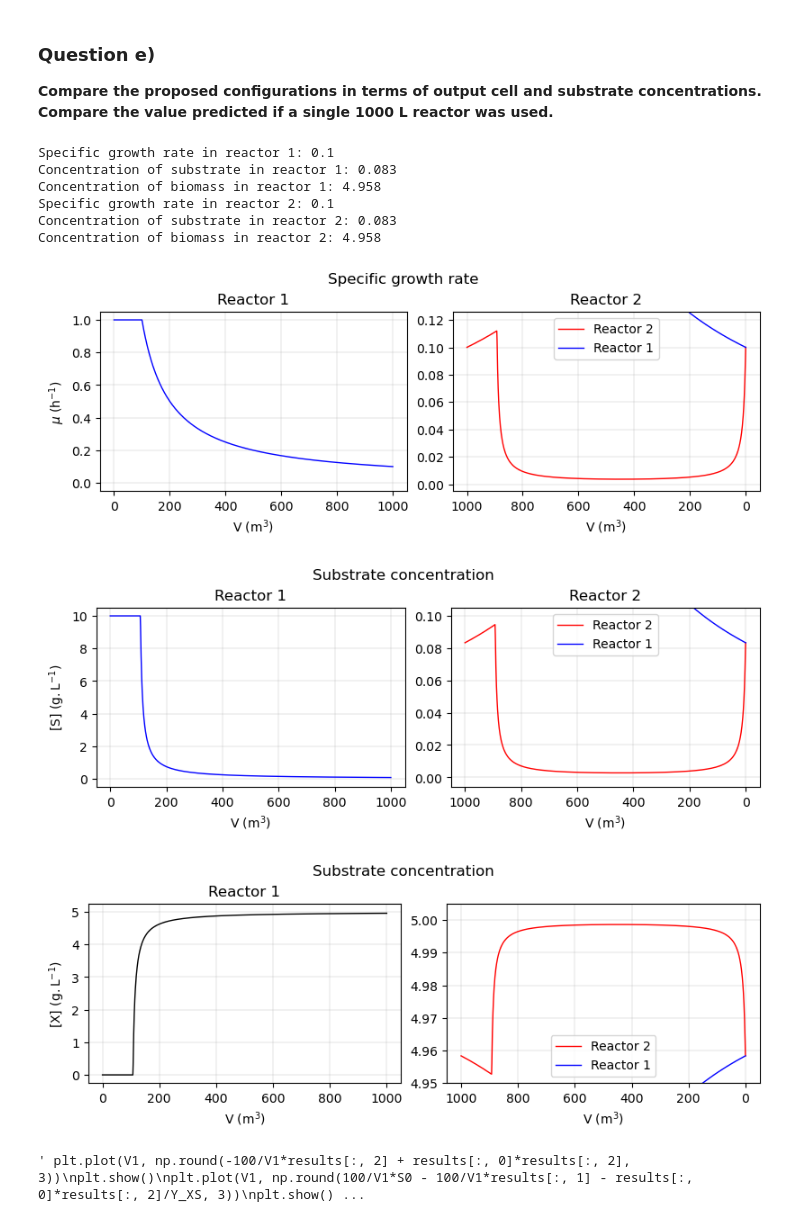
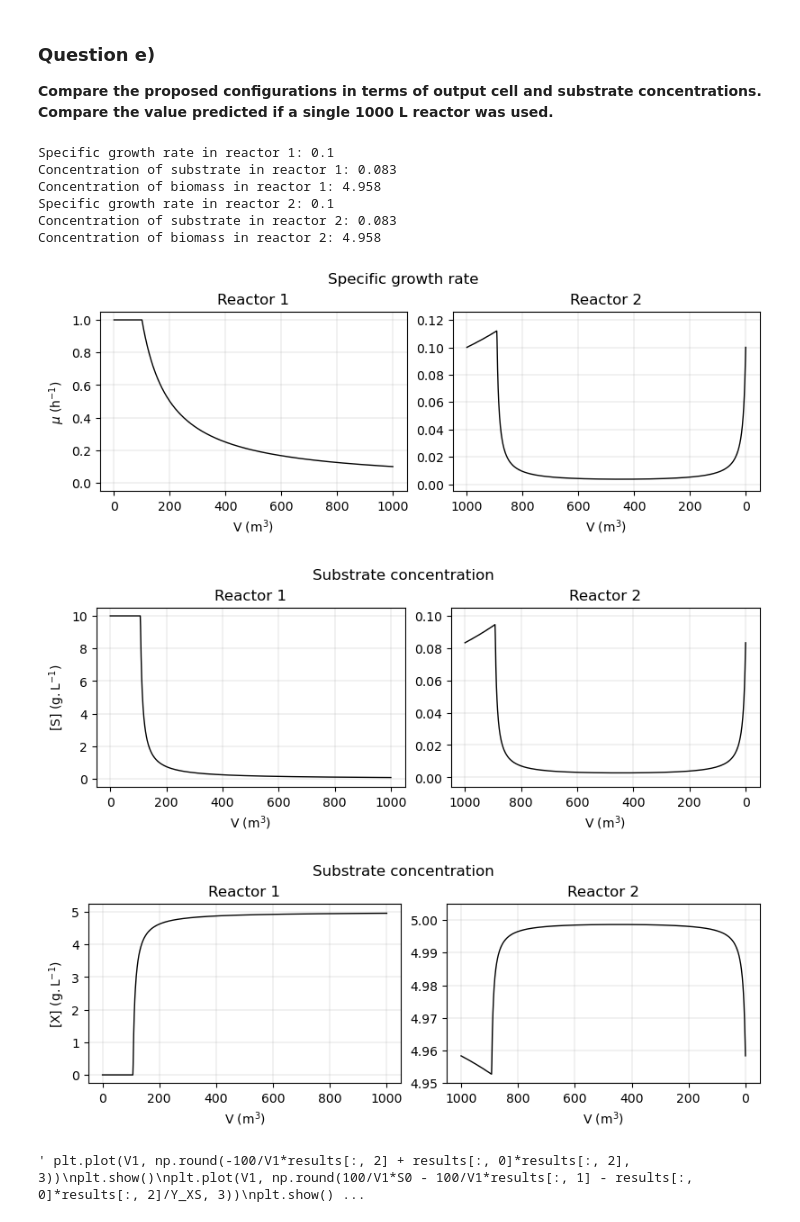
Before and after one commit to jonathanrsr/biochemical, a Jupyter notebook: Projects/3. Design of fed-batch bioreactors/Exercise 3.ipynb, the cells around one changed output. Drawn from its saved outputs; the diff is of its cells as text; code cells hidden in the pictures.

Commit message:
Added images

```diff
--- a/Projects/3. Design of fed-batch bioreactors/Exercise 3.ipynb
+++ b/Projects/3. Design of fed-batch bioreactors/Exercise 3.ipynb
@@ -258,16 +258,14 @@ for i in range(len(V1)):
 
 fig, axs = plt.subplots(ncols = 2)
 # Plot the first figure on the left
-axs[0].plot(V1, results[:, 0], color = "blue")
+axs[0].plot(V1, results[:, 0], color = "black")
 axs[0].set_title("Reactor 1")
 axs[0].set_xlabel(r"V ($\mathregular{m^3}$)")
 axs[0].set_ylabel(r"$\mu$ ($\mathregular{h^{-1}}$)")
 axs[0].set_ylim(-0.05, 1.05)
 axs[0].grid(linewidth = 0.25)
 # Plot the second figure on the right
-axs[1].plot(1000 - V1, results[:, 3], color = "red", label = "Reactor 2")
-axs[1].plot(1000 - V1, results[:, 0], color = "blue", label = "Reactor 1")
-axs[1].legend()
+axs[1].plot(1000 - V1, results[:, 3], color = "black")
 axs[1].set_title("Reactor 2")
 axs[1].set_xlabel(r"V ($\mathregular{m^3}$)")
 axs[1].invert_xaxis()
@@ -282,16 +280,14 @@ plt.show()
 
 fig, axs = plt.subplots(ncols=2)
 # Plot the first figure on the left
-axs[0].plot(V1, results[:, 1], color = "blue")
+axs[0].plot(V1, results[:, 1], color = "black")
 axs[0].set_title("Reactor 1")
 axs[0].set_xlabel(r"V ($\mathregular{m^3}$)")
 axs[0].set_ylabel(r"[S] ($\mathregular{g.L^{-1}}$)")
 axs[0].set_ylim(-0.5, 10.5)
 axs[0].grid(linewidth = 0.25)
 # Plot the second figure on the right
-axs[1].plot(1000 - V1, results[:, 4], color = "red", label = "Reactor 2")
-axs[1].plot(1000 - V1, results[:, 1], color = "blue", label = "Reactor 1")
-axs[1].legend()
+axs[1].plot(1000 - V1, results[:, 4], color = "black")
 axs[1].set_title("Reactor 2")
 axs[1].set_xlabel(r"V ($\mathregular{m^3}$)")
 axs[1].invert_xaxis()
@@ -306,42 +302,41 @@ plt.show()
 
 fig, axs = plt.subplots(ncols=2)
 # Plot the first figure on the left
-axs[0].plot(V1, results[:, 2], color = "blue")
+axs[0].plot(V1, results[:, 2], color = "black")
 axs[0].set_title("Reactor 1")
 axs[0].set_xlabel(r"V ($\mathregular{m^3}$)")
 axs[0].set_ylabel(r"[X] ($\mathregular{g.L^{-1}}$)")
 axs[0].set_ylim(-0.25, 5.25)
 axs[0].grid(linewidth = 0.25)
 # Plot the second figure on the right
-axs[1].plot(1000 - V1, results[:, 5], color = "red", label = "Reactor 2")
-axs[1].plot(1000 - V1, results[:, 2], color = "blue", label = "Reactor 1")
-axs[1].legend()
+axs[1].plot(1000 - V1, results[:, 5], color = "black")
+axs[1].set_title("Reactor 2")
 axs[1].set_xlabel(r"V ($\mathregular{m^3}$)")
 axs[1].invert_xaxis()
 axs[1].set_ylim(4.95, 5.005)
 axs[1].grid(linewidth = 0.25)
 fig.suptitle("Substrate concentration")
 
 # Saving plot in eps format
 # plt.savefig("Images\\3.e.3.eps", format = "eps")
 
 plt.show()
 
 """ plt.plot(V1, np.round(-100/V1*results[:, 2] + results[:, 0]*results[:, 2], 3))
 plt.show()
 plt.plot(V1, np.round(100/V1*S0 - 100/V1*results[:, 1] - results[:, 0]*results[:, 2]/Y_XS, 3))
 plt.show()
 plt.plot(V1, np.round(100/V2*results[:, 2] - 100/V2*results[:, 5] + results[:, 3]*results[:, 5], 3))
 plt.show()
 plt.plot(V1, np.round(100/V2*results[:, 1] - 100/V2*results[:, 4] - results[:, 3]*results[:, 5]/Y_XS, 3)) """
 # %% [output]
 Specific growth rate in reactor 1: 0.1
 Concentration of substrate in reactor 1: 0.083
 Concentration of biomass in reactor 1: 4.958
 Specific growth rate in reactor 2: 0.1
 Concentration of substrate in reactor 2: 0.083
 Concentration of biomass in reactor 2: 4.958
-[figure, old version]
+[figure, new version]
-[figure, old version]
+[figure, new version]
-[figure, old version]
+[figure, new version]
 ' plt.plot(V1, np.round(-100/V1*results[:, 2] + results[:, 0]*results[:, 2], 3))\nplt.show()\nplt.plot(V1, np.round(100/V1*S0 - 100/V1*results[:, 1] - results[:, 0]*results[:, 2]/Y_XS, 3))\nplt.show() ...
```
Also changed, not shown: 3 other files.
